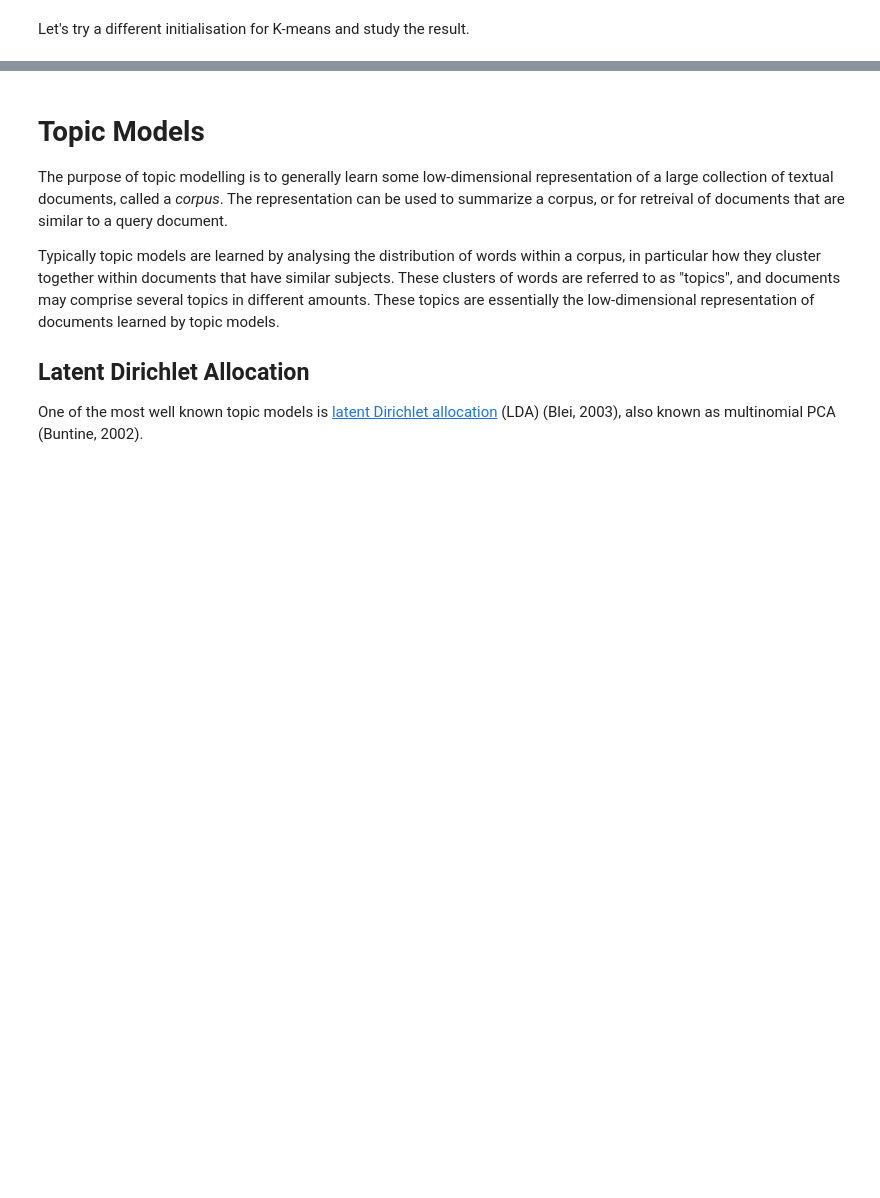
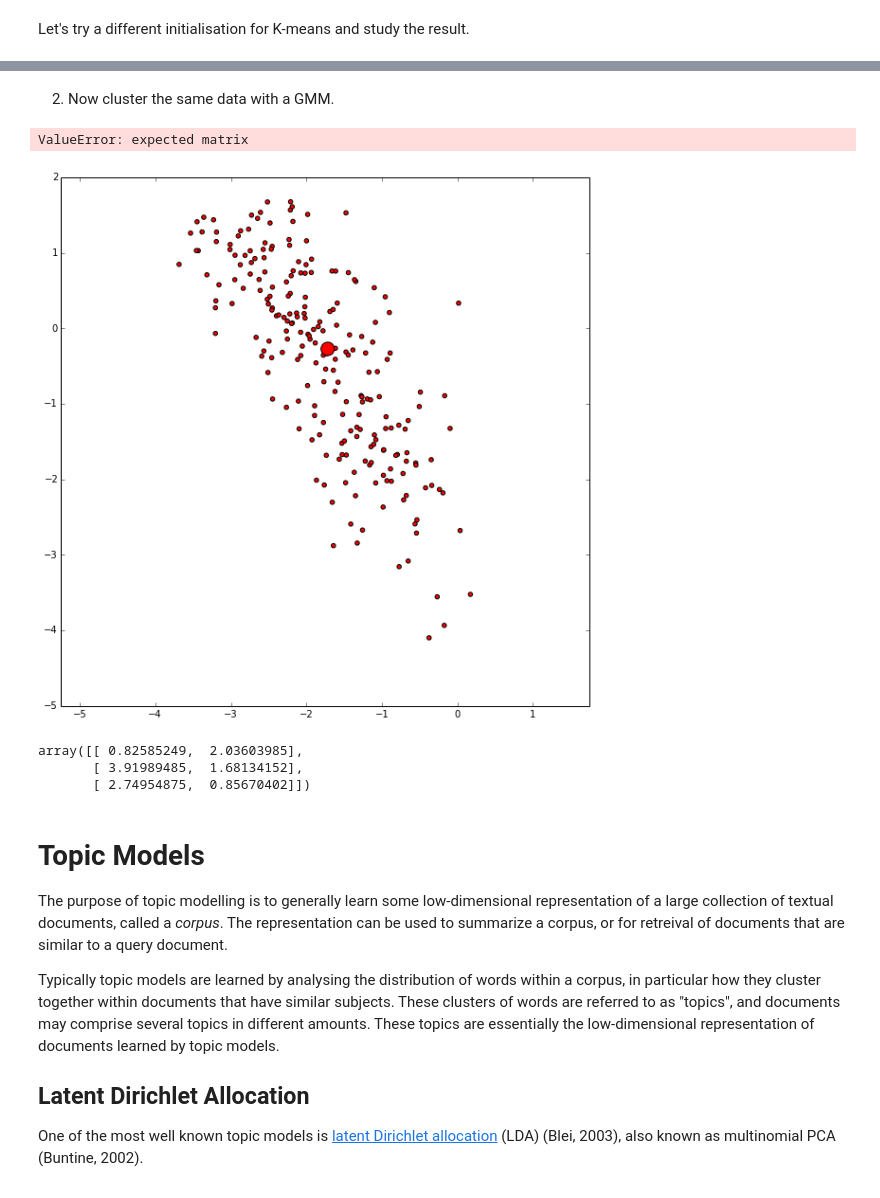
Before and after one commit to NICTA/MLSS, a Jupyter notebook: Clustering and Hierarchical Graphical Models.ipynb, the cells around one changed output, grey strips where cells are left out. Drawn from its saved outputs; the diff is of its cells as text; code cells hidden in the pictures; blank space fills up the shorter version.

```diff
--- a/Clustering and Hierarchical Graphical Models.ipynb
+++ b/Clustering and Hierarchical Graphical Models.ipynb
@@ -257,3 +274,28 @@ regulariser, for having too many parameters. In this way the maximum-likelihood
+# %% [markdown]
+2) Now cluster the same data with a GMM.
+# %%
+from sklearn.mixture import GMM
+
+# Hint, use covariance_type='full' option
+
+#### SOLUTION CODE (TEST)
+gmm = GMM(n_components=3, covariance_type='full')
+gmm.fit(X)
+z = gmm.predict(X)
+means = gmm.means_
+covs = gmm.covars_
+
+#### END SOLUTION CODE (TEST)
+tut.plot_2d_GMMs(X, z, means, covs)
+# %% [output]
+ValueError: expected matrix
+[figure, added]
+# %%
+covs
+# %% [output]
+array([[ 0.82585249,  2.03603985],
+       [ 3.91989485,  1.68134152],
+       [ 2.74954875,  0.85670402]])
 # %% [markdown]
 # Topic Models
 The purpose of topic modelling is to generally learn some low-dimensional representation of a large collection of textual documents, called a *corpus*. The representation can be used to summarize a corpus, or for retreival of documents that are similar to a query document.
```
Also changed, not shown: parts of 5 cells of this notebook, 1 other file.
